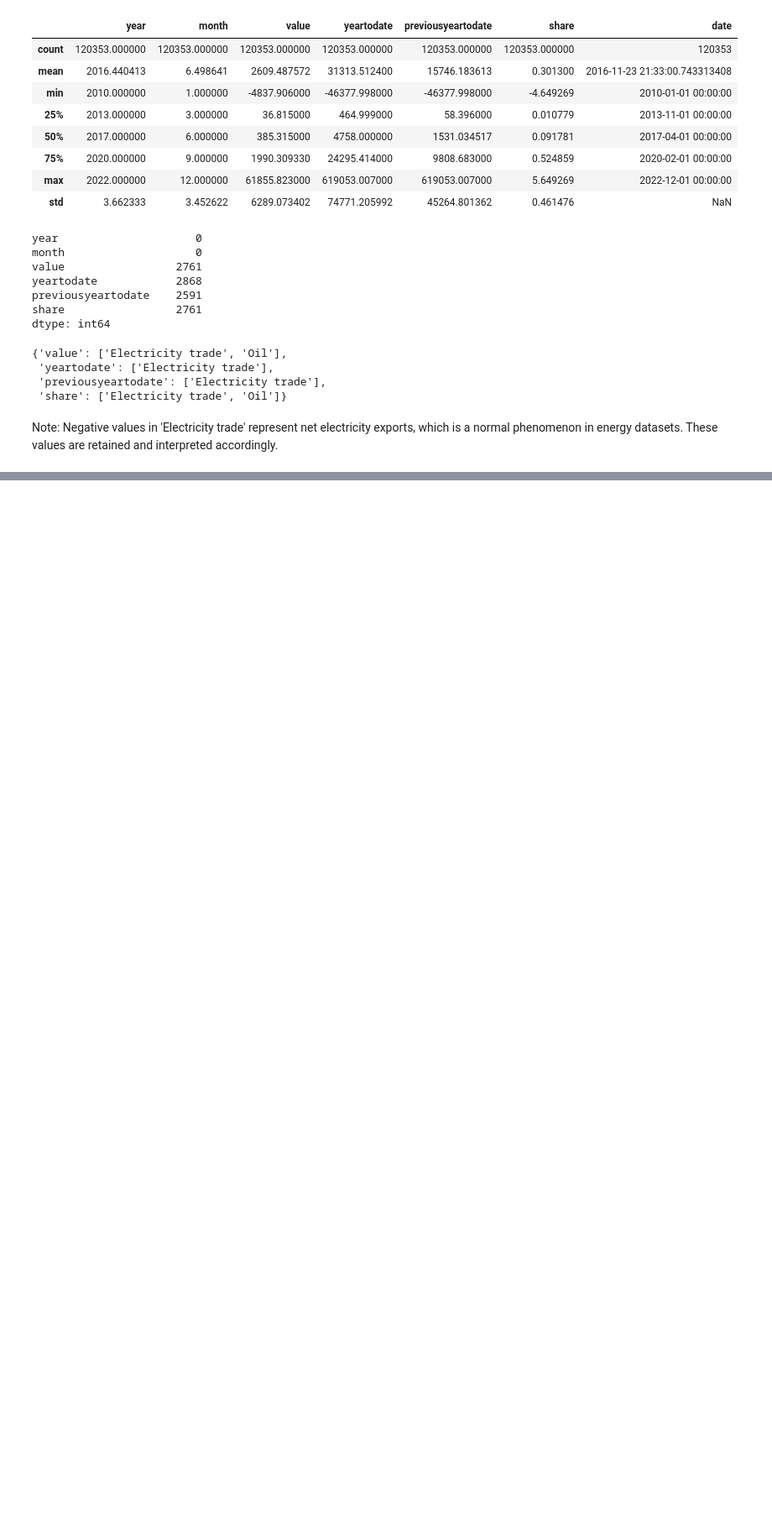
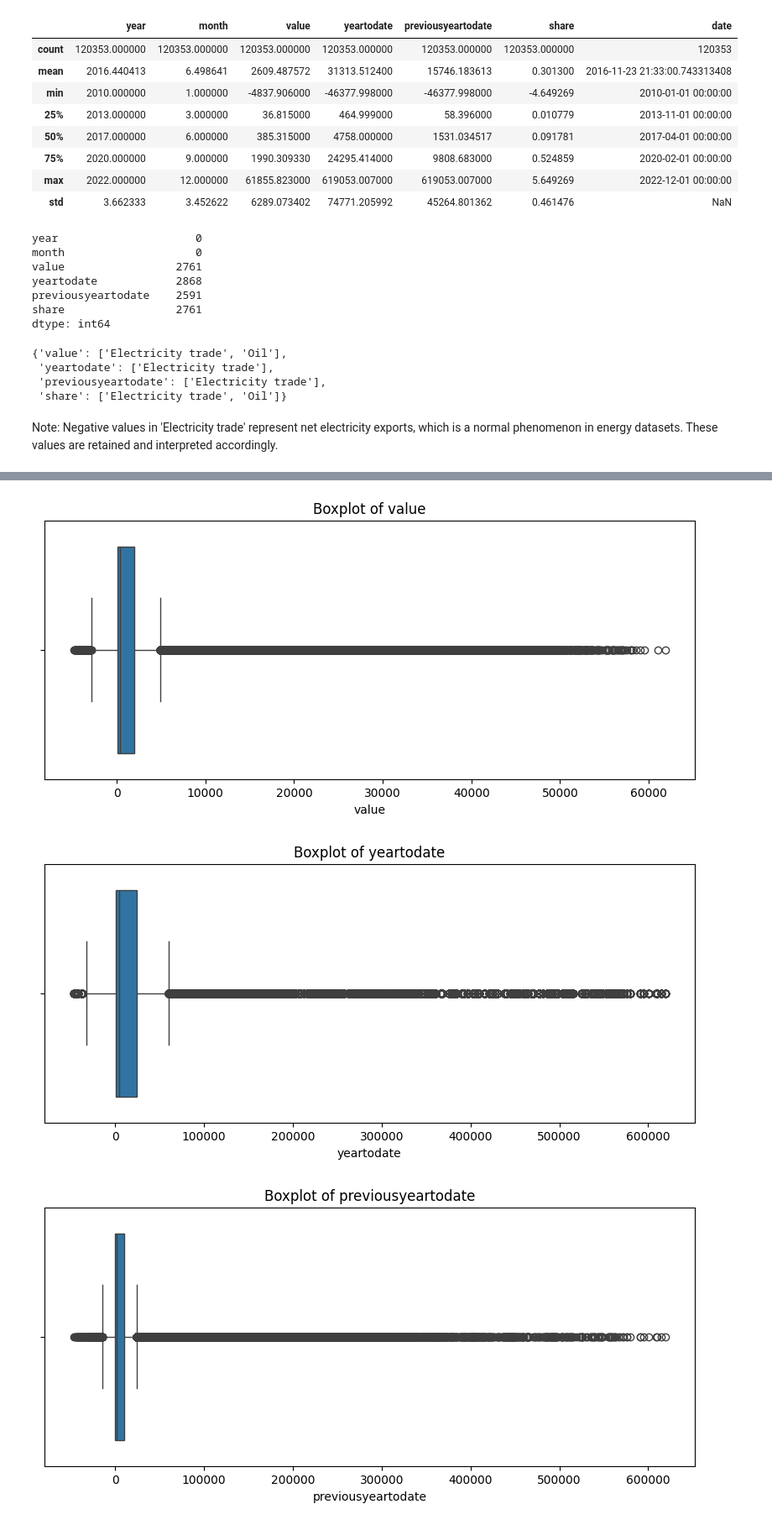
Before and after one commit to payal-kanani/electricity-generation-europe-2010-2022, a Jupyter notebook: jupyter_notebooks/data_cleaning.ipynb, the cells around one changed output, grey strips where cells are left out. Shown at 84% size. Drawn from its saved outputs; the diff is of its cells as text; code cells hidden in the pictures; blank space fills up the shorter version.

Commit message:
handle outliers and save cleaned dataset

```diff
--- a/jupyter_notebooks/data_cleaning.ipynb
+++ b/jupyter_notebooks/data_cleaning.ipynb
@@ -232,0 +210,24 @@ df_cleaned.to_csv("../data/cleaned_european_countries_dataset.csv", index=False)
+# %%
+# Columns you want to check for outliers
+columns_to_check = ['value', 'yeartodate', 'previousyeartodate', 'share']
+
+# Dictionary to store outlier counts
+outliers = {}
+
+# Loop through each column and calculate IQR outliers
+for col in columns_to_check:
+    Q1 = df_europe[col].quantile(0.25)
+    Q3 = df_europe[col].quantile(0.75)
+    IQR = Q3 - Q1
+
+    # Define outliers as values outside of 1.5 * IQR
+    lower_bound = Q1 - 1.5 * IQR
+    upper_bound = Q3 + 1.5 * IQR
+
+    # Count how many outliers
+    outliers[col] = df_europe[(df_europe[col] < lower_bound) | (df_europe[col] > upper_bound)].shape[0]
+
+# Display outlier count per column
+print("Outlier count per column:")
+for col, count in outliers.items():
+    print(f"{col}: {count} outliers")
@@ -232,0 +240,13 @@ df_cleaned.to_csv("../data/cleaned_european_countries_dataset.csv", index=False)
+# %%
+import matplotlib.pyplot as plt
+import seaborn as sns
+
+for col in columns_to_check:
+    plt.figure(figsize=(10, 4))
+    sns.boxplot(x=df_europe[col])
+    plt.title(f'Boxplot of {col}')
+    plt.show()
+# %% [output]
+[figure, added]
+[figure, added]
+[figure, added]
```
Also changed, not shown: parts of 8 cells of this notebook, 2 other files.
